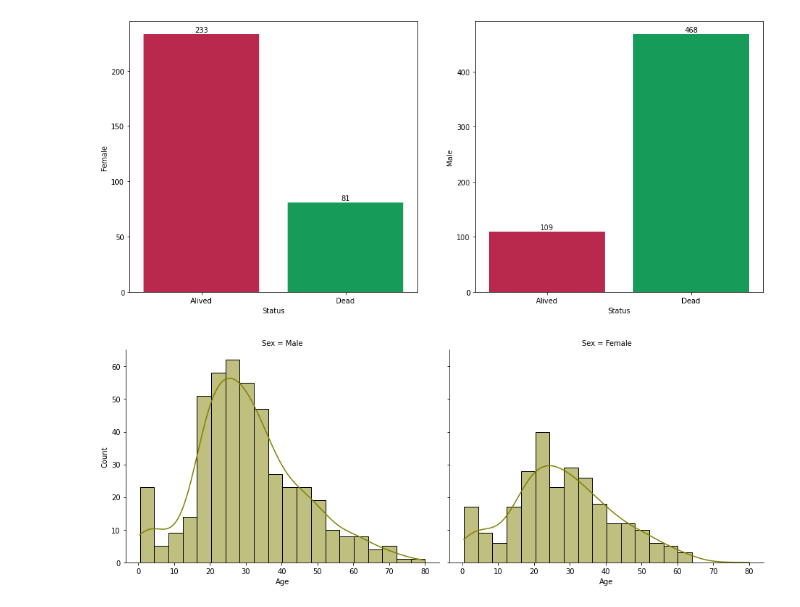
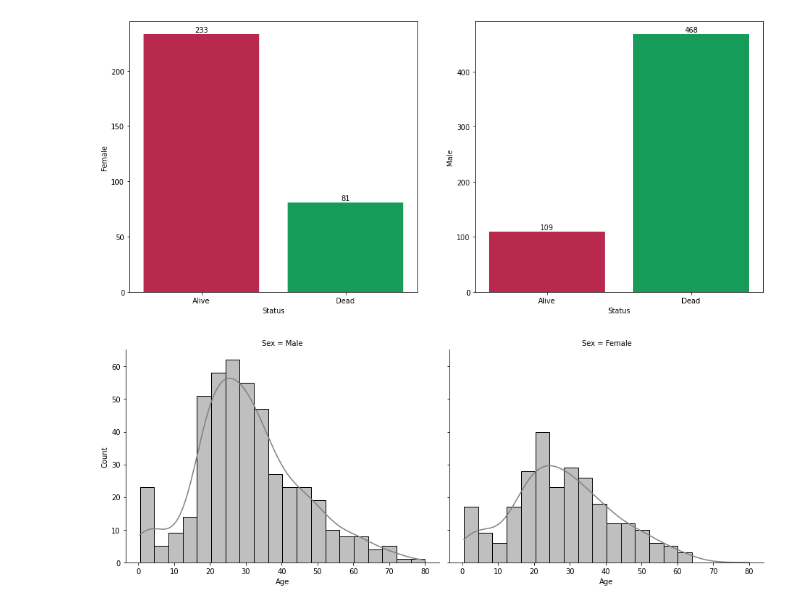
Before and after one commit to SoroushGhaderi/Exploratory_Data_Analysis_Machine_Learning_Projects, a Jupyter notebook: Titanic .ipynb, the cells around one changed output. Saved outputs shown, nothing was run; the diff lists cells and outputs as text; code cells hidden in the pictures.

Commit message:
new plots

```diff
--- a/Titanic .ipynb
+++ b/Titanic .ipynb
@@ -45,7 +45,7 @@ def height_notation(plot , coordinator, type_of_height = int):
         text = str(type_of_height(height))
         plot.text(p.get_x() + p.get_width() / 2 , height + coordinator , text , ha = "center")
 # %%
-survived_dict = {0: "Dead", 1: "Alived"}
+survived_dict = {0: "Dead", 1: "Alive"}
 titanic["Survived"] = titanic["Survived"].map(survived_dict)
 # %%
 sex_dict = {'male':'Male' , 'female':'Female'}
@@ -76,8 +76,8 @@ plt.show()
 # %% [output]
 [figure]
 # %%
-sns.displot(x= "Age", data = titanic, col = "Sex", kde = True, color = "olive", aspect= 1.3)
+sns.displot(x= "Age", data = titanic, col = "Sex", kde = True, color = "gray", aspect= 1.3)
 plt.show()
 # %% [output]
-[figure, old version]
+[figure, new version]
 # %%
```
Also changed, not shown: parts of 11 cells of this notebook, 1 other file.
